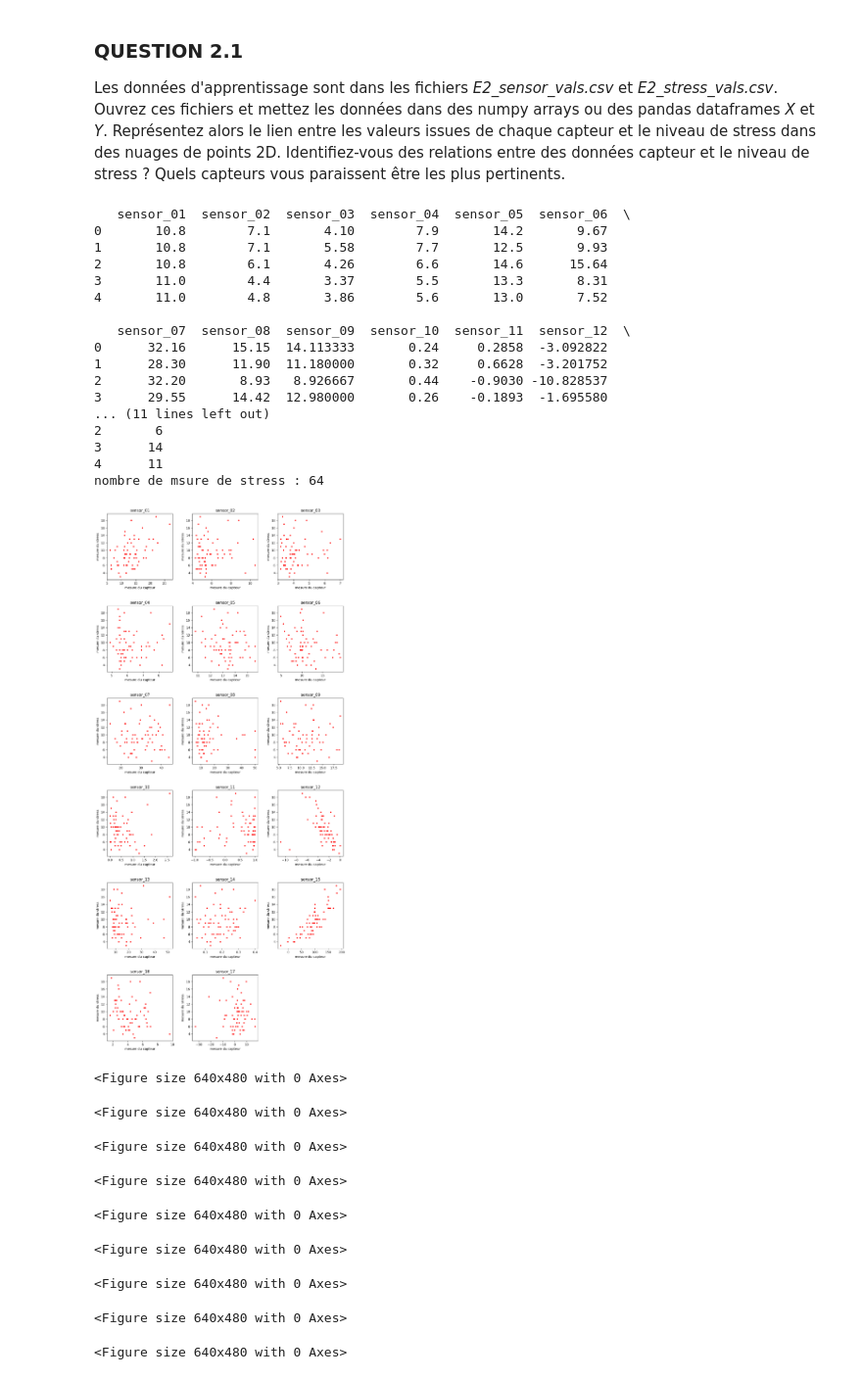
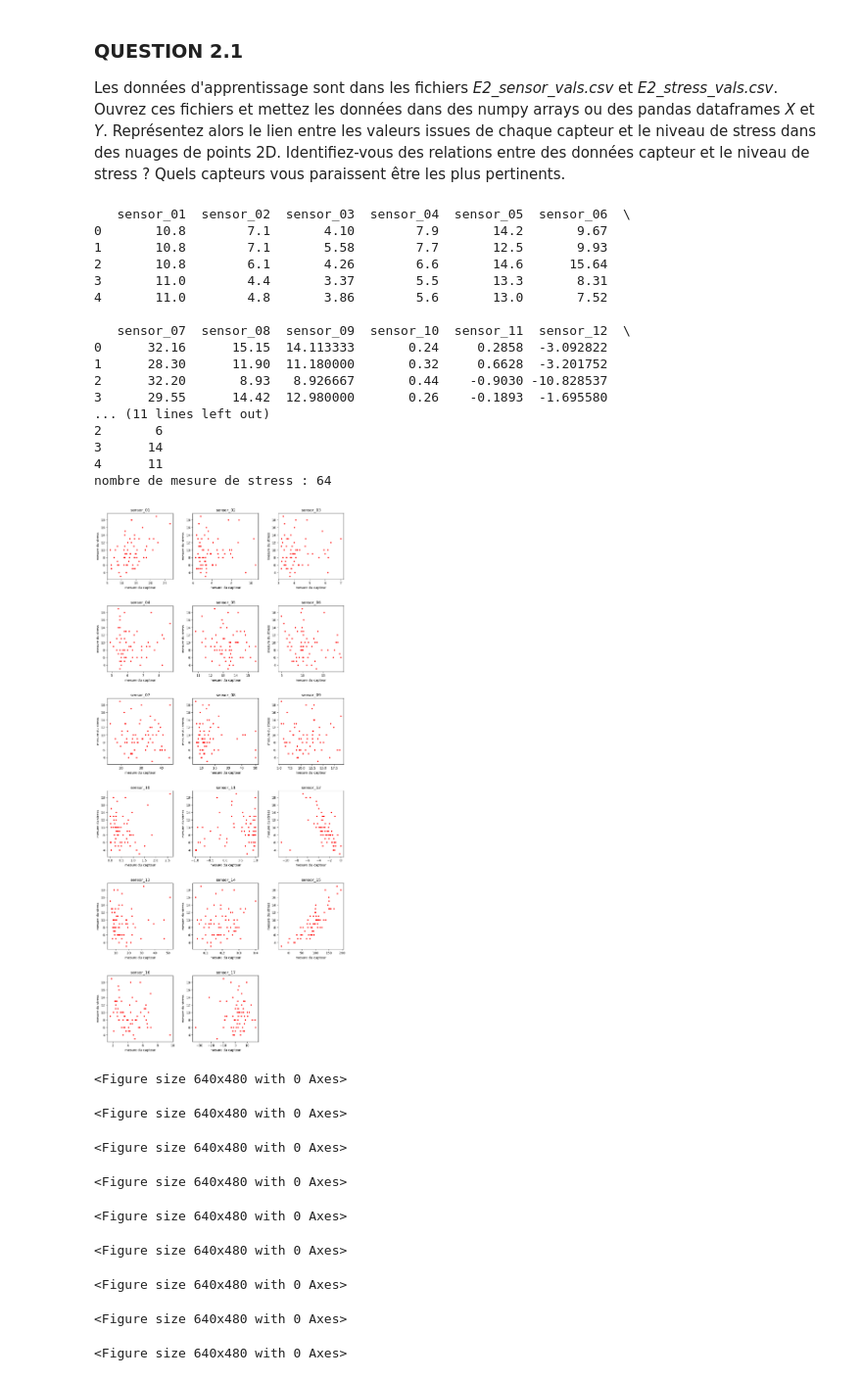
Before and after one commit to HR-Supaero/stat-ml, a Jupyter notebook: TPs/BE_statML_2025/BE_StatML_2025.ipynb, the cells around one changed output. Shown: that part at 98% size. Saved outputs shown, nothing was run; the diff lists cells and outputs as text; code cells hidden in the pictures.

```diff
--- a/TPs/BE_statML_2025/BE_StatML_2025.ipynb
+++ b/TPs/BE_statML_2025/BE_StatML_2025.ipynb
@@ -209,11 +206,9 @@ sensor = pd.read_csv("E2_sensor_vals.csv", sep=";")
 
 stress = pd.read_csv("E2_stress_vals.csv", sep=";")
 
-#TODO
-
 print(sensor.head())
 print(stress.head())
-print(f'nombre de msure de stress : {stress.size}')
+print(f'nombre de mesure de stress : {stress.size}')
 
 fig, axes = plt.subplots(nrows=6, ncols=3, figsize=(12, 12))
 axes = axes.flatten()
@@ -222,40 +217,40 @@ for i, column in  enumerate(sensor.columns) :
     figure = plt.figure()
     axes[i].plot(sensor[column],stress,'r.')
     axes[i].set_xlabel('mesure du capteur')
-    axes[i].set_ylabel('mesure du stress')
+    axes[i].set_ylabel('stress')
     axes[i].set_title(column)
 
 for j in range(i+1, len(axes)):
     fig.delaxes(axes[j])
 
 fig.subplots_adjust(
     left=0.1,
     right=0.95,
     top=2,
     bottom=0.1,
     wspace=0.3,
     hspace=0.4
 )
 plt.show()
 # %% [output]
    sensor_01  sensor_02  sensor_03  sensor_04  sensor_05  sensor_06  \
 0       10.8        7.1       4.10        7.9       14.2       9.67
 1       10.8        7.1       5.58        7.7       12.5       9.93
 2       10.8        6.1       4.26        6.6       14.6      15.64
 3       11.0        4.4       3.37        5.5       13.3       8.31
 4       11.0        4.8       3.86        5.6       13.0       7.52
 
    sensor_07  sensor_08  sensor_09  sensor_10  sensor_11  sensor_12  \
 0      32.16      15.15  14.113333       0.24     0.2858  -3.092822
 1      28.30      11.90  11.180000       0.32     0.6628  -3.201752
 2      32.20       8.93   8.926667       0.44    -0.9030 -10.828537
 3      29.55      14.42  12.980000       0.26    -0.1893  -1.695580
 ... (11 lines left out)
 2       6
 3      14
 4      11
-nombre de msure de stress : 64
+nombre de mesure de stress : 64
-[figure, old version]
+[figure, new version]
 <Figure size 640x480 with 0 Axes>
 <Figure size 640x480 with 0 Axes>
 <Figure size 640x480 with 0 Axes>
```
Also changed, not shown: parts of 15 cells of this notebook.
